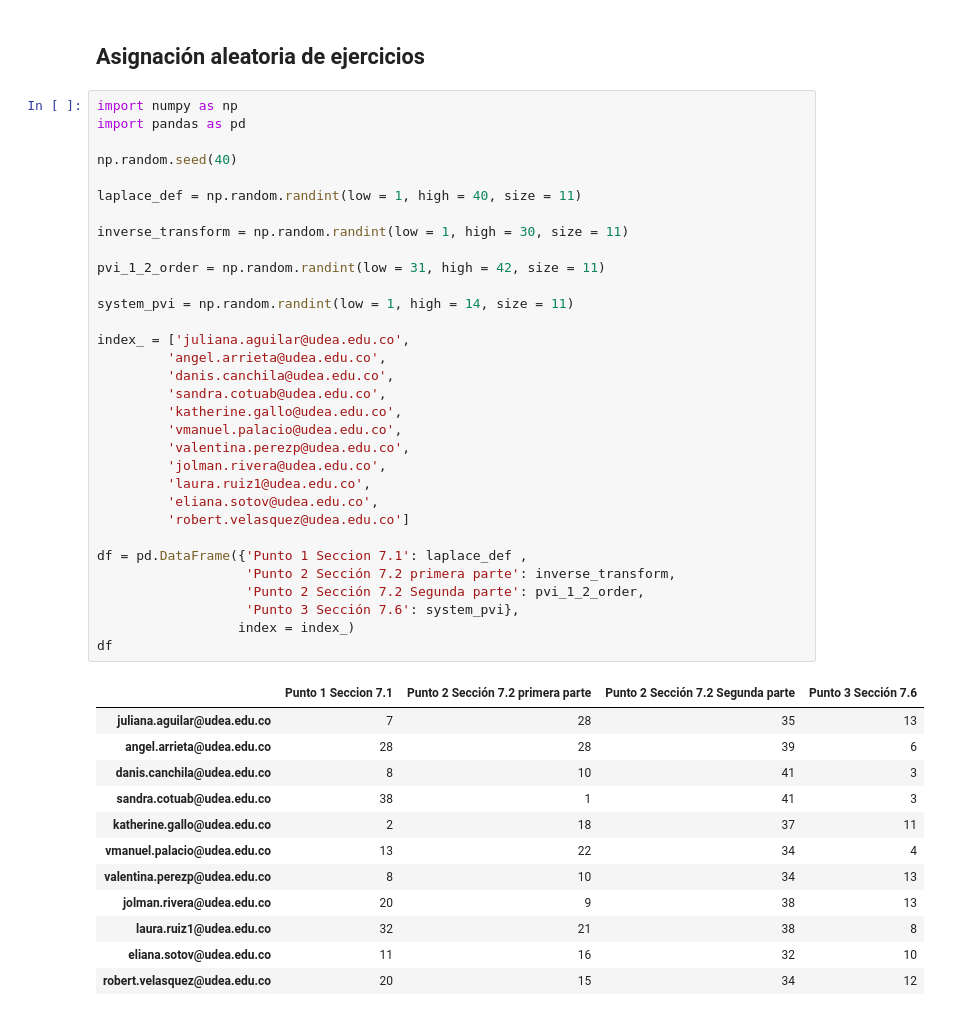
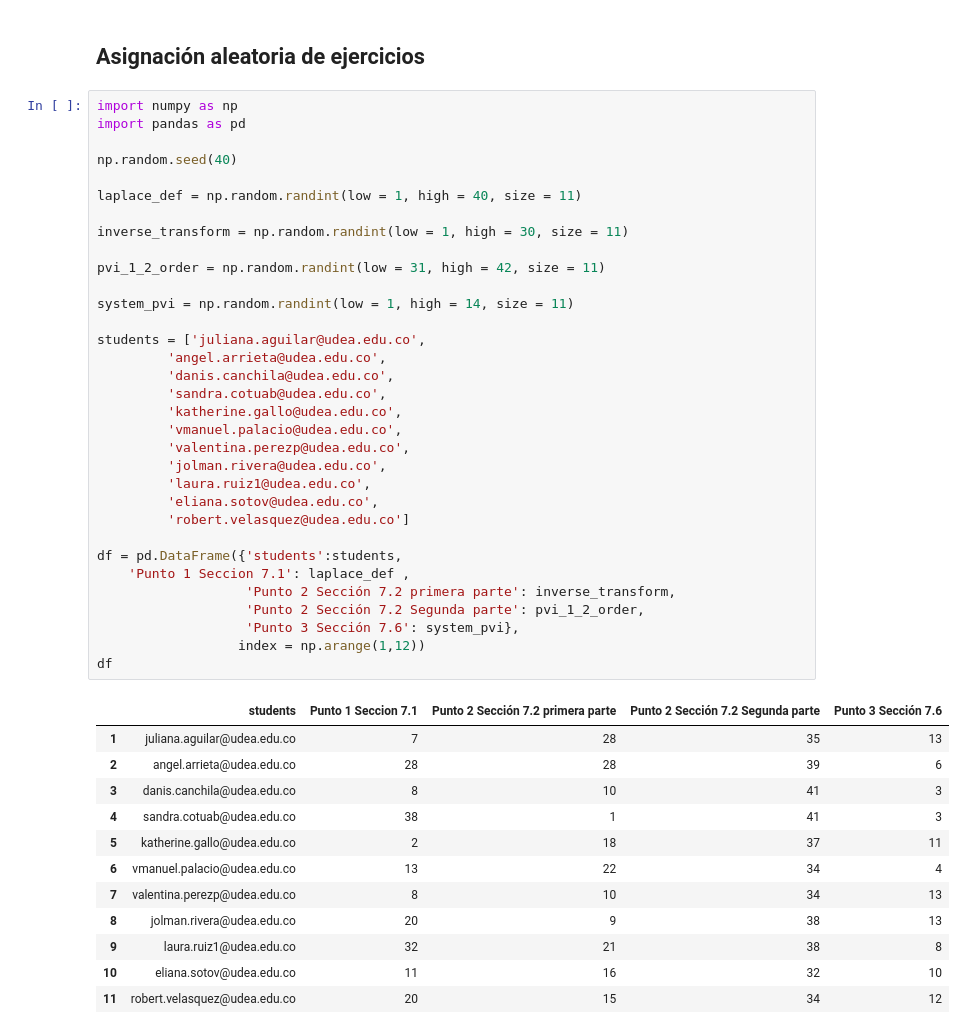
Before and after one commit to marco-canas/edo, a Jupyter notebook: banco_preguntas/parcial_4/parcial_4_3.ipynb, the cells around one changed output. Drawn from its saved outputs; the diff is of its cells as text.

```diff
--- a/banco_preguntas/parcial_4/parcial_4_3.ipynb
+++ b/banco_preguntas/parcial_4/parcial_4_3.ipynb
@@ -121,45 +241,46 @@ $$ x(0) = -1, \ \ \ \ y(0) = 2.  $$
 # %%
 import numpy as np
 import pandas as pd
 
 np.random.seed(40)
 
 laplace_def = np.random.randint(low = 1, high = 40, size = 11)
 
 inverse_transform = np.random.randint(low = 1, high = 30, size = 11)
 
 pvi_1_2_order = np.random.randint(low = 31, high = 42, size = 11)
 
 system_pvi = np.random.randint(low = 1, high = 14, size = 11)
 
-index_ = ['juliana.aguilar@udea.edu.co',
+students = ['juliana.aguilar@udea.edu.co',
          'angel.arrieta@udea.edu.co',
          'danis.canchila@udea.edu.co',
          'sandra.cotuab@udea.edu.co',
          'katherine.gallo@udea.edu.co',
          'vmanuel.palacio@udea.edu.co',
          'valentina.perezp@udea.edu.co',
          'jolman.rivera@udea.edu.co',
          'laura.ruiz1@udea.edu.co',
          'eliana.sotov@udea.edu.co',
          'robert.velasquez@udea.edu.co']
 
-df = pd.DataFrame({'Punto 1 Seccion 7.1': laplace_def ,
+df = pd.DataFrame({'students':students,
+    'Punto 1 Seccion 7.1': laplace_def ,
                    'Punto 2 Sección 7.2 primera parte': inverse_transform,
                    'Punto 2 Sección 7.2 Segunda parte': pvi_1_2_order,
                    'Punto 3 Sección 7.6': system_pvi},
-                  index = index_)
+                  index = np.arange(1,12))
 df
 # %% [output]
-|  | Punto 1 Seccion 7.1 | Punto 2 Sección 7.2 primera parte | Punto 2 Sección 7.2 Segunda parte | Punto 3 Sección 7.6 |
-| juliana.aguilar@udea.edu.co | 7 | 28 | 35 | 13 |
-| angel.arrieta@udea.edu.co | 28 | 28 | 39 | 6 |
-| danis.canchila@udea.edu.co | 8 | 10 | 41 | 3 |
-| sandra.cotuab@udea.edu.co | 38 | 1 | 41 | 3 |
-| katherine.gallo@udea.edu.co | 2 | 18 | 37 | 11 |
-| vmanuel.palacio@udea.edu.co | 13 | 22 | 34 | 4 |
-| valentina.perezp@udea.edu.co | 8 | 10 | 34 | 13 |
-| jolman.rivera@udea.edu.co | 20 | 9 | 38 | 13 |
-| laura.ruiz1@udea.edu.co | 32 | 21 | 38 | 8 |
-| eliana.sotov@udea.edu.co | 11 | 16 | 32 | 10 |
-| robert.velasquez@udea.edu.co | 20 | 15 | 34 | 12 |
+|  | students | Punto 1 Seccion 7.1 | Punto 2 Sección 7.2 primera parte | Punto 2 Sección 7.2 Segunda parte | Punto 3 Sección 7.6 |
+| 1 | juliana.aguilar@udea.edu.co | 7 | 28 | 35 | 13 |
+| 2 | angel.arrieta@udea.edu.co | 28 | 28 | 39 | 6 |
+| 3 | danis.canchila@udea.edu.co | 8 | 10 | 41 | 3 |
+| 4 | sandra.cotuab@udea.edu.co | 38 | 1 | 41 | 3 |
+| 5 | katherine.gallo@udea.edu.co | 2 | 18 | 37 | 11 |
+| 6 | vmanuel.palacio@udea.edu.co | 13 | 22 | 34 | 4 |
+| 7 | valentina.perezp@udea.edu.co | 8 | 10 | 34 | 13 |
+| 8 | jolman.rivera@udea.edu.co | 20 | 9 | 38 | 13 |
+| 9 | laura.ruiz1@udea.edu.co | 32 | 21 | 38 | 8 |
+| 10 | eliana.sotov@udea.edu.co | 11 | 16 | 32 | 10 |
+| 11 | robert.velasquez@udea.edu.co | 20 | 15 | 34 | 12 |
```
Also changed, not shown: parts of 18 cells of this notebook, 2 other files.
